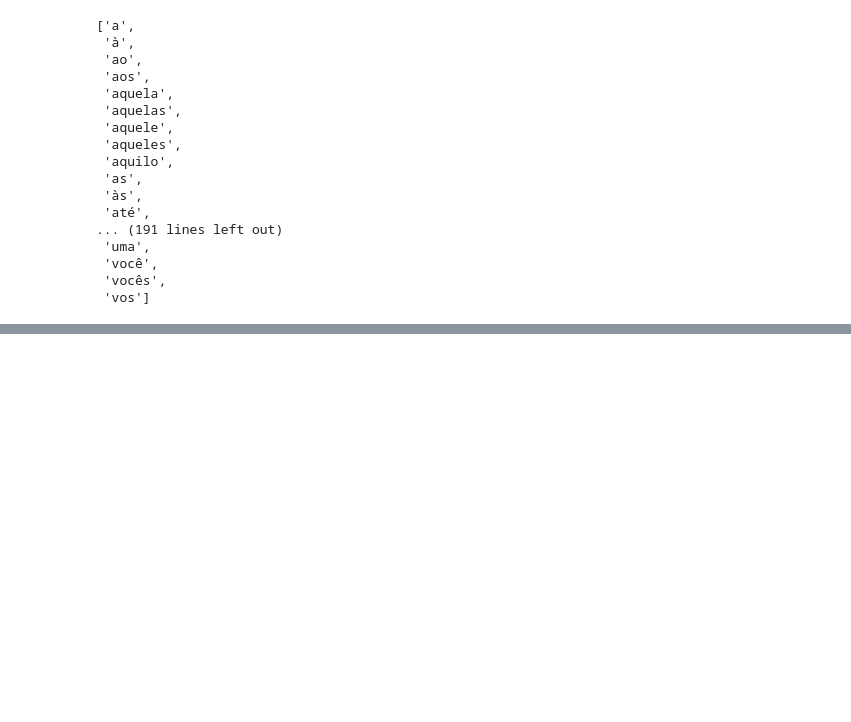
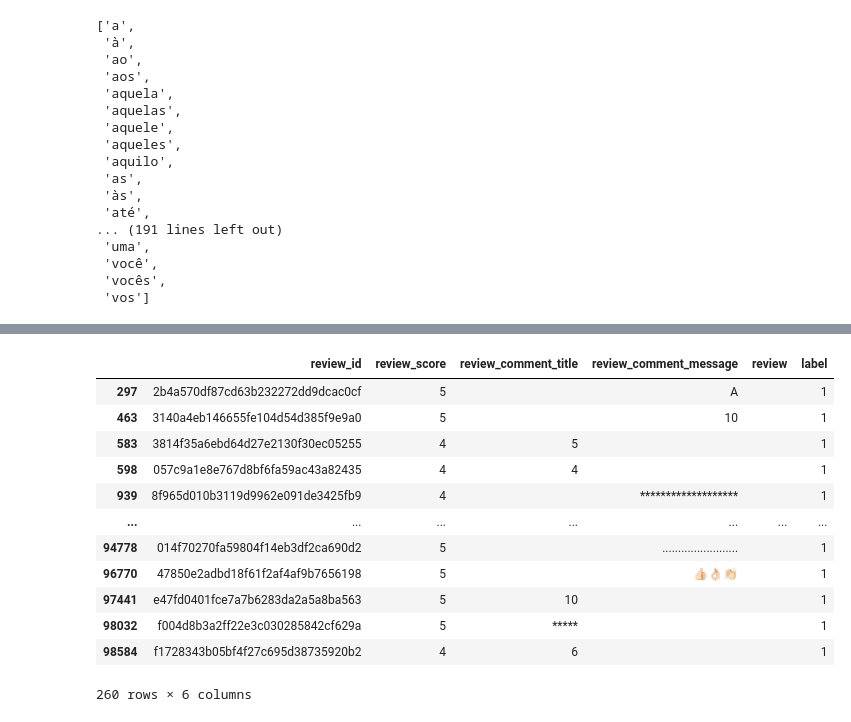
Before and after one commit to ortiz-ivan/olist-data, a Jupyter notebook: notebooks/02_sentiment_analysis.ipynb, the cells around one changed output, grey strips where cells are left out. Cells and saved outputs as stored; diff of their text form; code cells hidden in the pictures; blank space fills up the shorter version.

```diff
--- a/notebooks/02_sentiment_analysis.ipynb
+++ b/notebooks/02_sentiment_analysis.ipynb
@@ -195,0 +225,16 @@ NameError: name 'spc_pt' is not defined
+# %%
+data[data['review'] == '']
+# %% [output]
+|  | review_id | review_score | review_comment_title | review_comment_message | review | label |
+| 297 | 2b4a570df87cd63b232272dd9dcac0cf | 5 |  | A |  | 1 |
+| 463 | 3140a4eb146655fe104d54d385f9e9a0 | 5 |  | 10 |  | 1 |
+| 583 | 3814f35a6ebd64d27e2130f30ec05255 | 4 | 5 |  |  | 1 |
+| 598 | 057c9a1e8e767d8bf6fa59ac43a82435 | 4 | 4 |  |  | 1 |
+| 939 | 8f965d010b3119d9962e091de3425fb9 | 4 |  | ******************* |  | 1 |
+| ... | ... | ... | ... | ... | ... | ... |
+| 94778 | 014f70270fa59804f14eb3df2ca690d2 | 5 |  | ........................ |  | 1 |
+| 96770 | 47850e2adbd18f61f2af4af9b7656198 | 5 |  | 👍🏻👌🏻👏🏻 |  | 1 |
+| 97441 | e47fd0401fce7a7b6283da2a5a8ba563 | 5 | 10 |  |  | 1 |
+| 98032 | f004d8b3a2ff22e3c030285842cf629a | 5 | ***** |  |  | 1 |
+| 98584 | f1728343b05bf4f27c695d38735920b2 | 4 | 6 |  |  | 1 |
+260 rows × 6 columns
```
Also changed, not shown: parts of 10 cells of this notebook, 2 other files.
